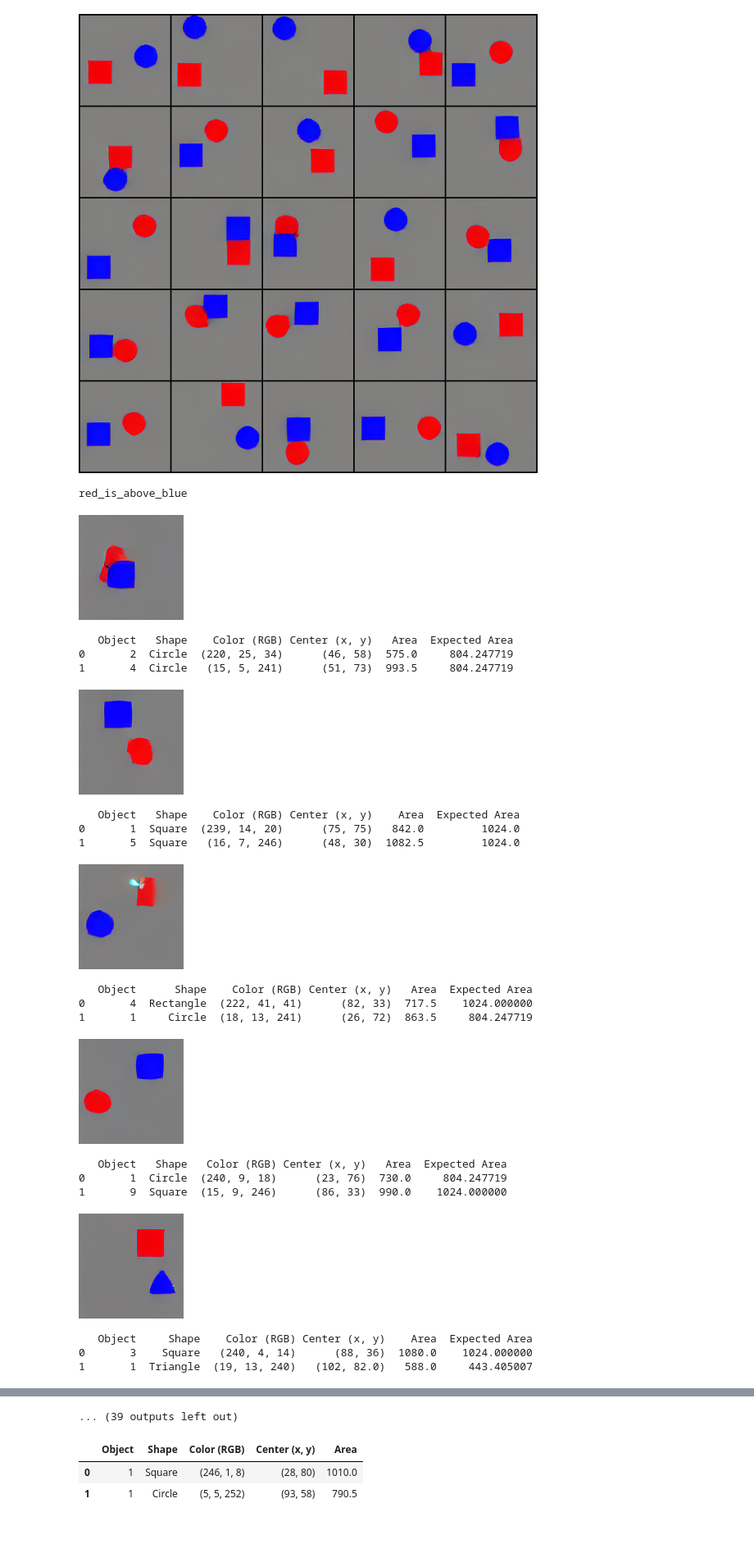
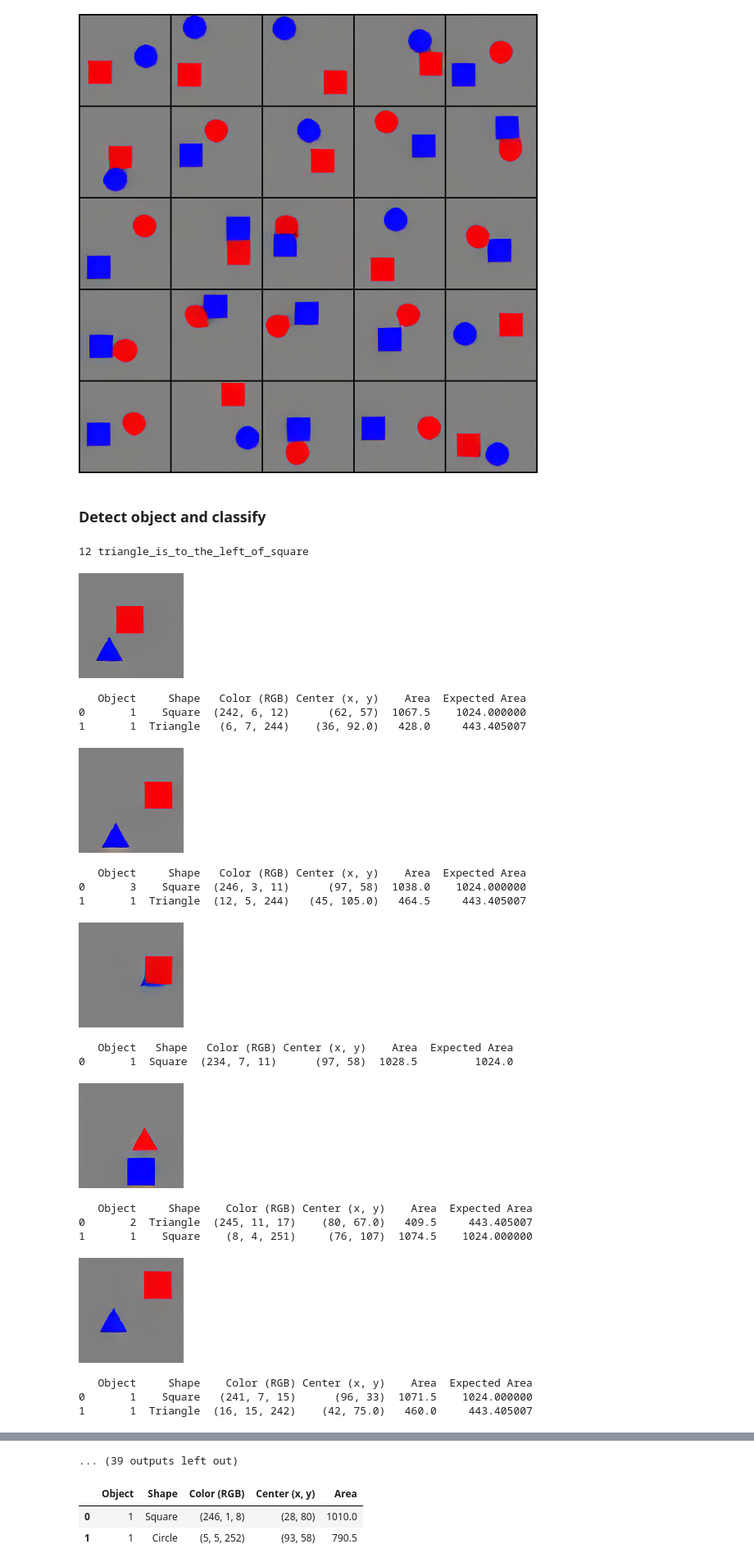
Before and after one commit to Animadversio/DiffusionObjectRelation, a Jupyter notebook: notebooks/objectRel_sample_cv2_eval_dev.ipynb, the cells around one changed output, grey strips where cells are left out. Shown at 82% size. Drawn from its saved outputs; the diff is of its cells as text; code cells hidden in the pictures; blank space fills up the shorter version.

```diff
--- a/notebooks/manual_eval_dev.ipynb
+++ b/notebooks/objectRel_sample_cv2_eval_dev.ipynb
@@ -76,16 +76,19 @@ image = Image.open(image_path)
 image
 # %% [output]
 [figure]
+# %% [markdown]
+### Detect object and classify
 # %%
 def find_classify_objects(image, area_threshold=100, radius=16.0):
     if isinstance(image, Image.Image):
         image = np.array(image)
     # gray_image = cv2.cvtColor(image, cv2.COLOR_BGR2GRAY)
     classified_objects = []
+    # go through each color channel
     for channel in range(3):
         gray_image = image[:,:,channel]
         # Threshold the image to create a binary mask
-        _, binary_mask = cv2.threshold(gray_image, 150, 255, cv2.THRESH_BINARY)
+        _, binary_mask = cv2.threshold(gray_image, 180, 255, cv2.THRESH_BINARY)
         # Find contours of the shapes
         contours, _ = cv2.findContours(binary_mask,
                                     cv2.RETR_EXTERNAL,
@@ -111,6 +114,7 @@ def find_classify_objects(image, area_threshold=100, radius=16.0):
                 expected_area = np.pi * radius ** 2
             else:
                 shape = "Unknown"
+                expected_area = np.nan
             # Calculate the color of the shape by extracting the region
             mask = np.zeros_like(gray_image)
             cv2.drawContours(mask, [contour], -1, 255, -1)
@@ -136,33 +140,32 @@ def find_classify_objects(image, area_threshold=100, radius=16.0):
 # %%
 # image = load_image(step_num, prompt_id)
 # display(image)
-step_num = 2500
-prompt_id = 8
+step_num = 25000
+prompt_id = 12
 subimages = load_image_grid(step_num, prompt_id)
-print(prompt_names[prompt_id])
+print(prompt_id, prompt_names[prompt_id])
 for subimage in subimages:
     display(subimage)
     classified_objects_df = find_classify_objects(subimage)
     print(classified_objects_df)
 # %% [output]
-red_is_above_blue
+12 triangle_is_to_the_left_of_square
-[figure, old version]
+[figure, new version]
-   Object   Shape    Color (RGB) Center (x, y)   Area  Expected Area
-0       2  Circle  (220, 25, 34)      (46, 58)  575.0     804.247719
-1       4  Circle   (15, 5, 241)      (51, 73)  993.5     804.247719
+   Object     Shape   Color (RGB) Center (x, y)    Area  Expected Area
+0       1    Square  (242, 6, 12)      (62, 57)  1067.5    1024.000000
+1       1  Triangle   (6, 7, 244)    (36, 92.0)   428.0     443.405007
-[figure, old version]
+[figure, new version]
-   Object   Shape    Color (RGB) Center (x, y)    Area  Expected Area
-0       1  Square  (239, 14, 20)      (75, 75)   842.0         1024.0
-1       5  Square   (16, 7, 246)      (48, 30)  1082.5         1024.0
+   Object     Shape   Color (RGB) Center (x, y)    Area  Expected Area
+0       3    Square  (246, 3, 11)      (97, 58)  1038.0    1024.000000
+1       1  Triangle  (12, 5, 244)   (45, 105.0)   464.5     443.405007
-[figure, old version]
+[figure, new version]
-   Object      Shape    Color (RGB) Center (x, y)   Area  Expected Area
-0       4  Rectangle  (222, 41, 41)      (82, 33)  717.5    1024.000000
-1       1     Circle  (18, 13, 241)      (26, 72)  863.5     804.247719
+   Object   Shape   Color (RGB) Center (x, y)    Area  Expected Area
+0       1  Square  (234, 7, 11)      (97, 58)  1028.5         1024.0
-[figure, old version]
+[figure, new version]
-   Object   Shape   Color (RGB) Center (x, y)   Area  Expected Area
-0       1  Circle  (240, 9, 18)      (23, 76)  730.0     804.247719
-1       9  Square  (15, 9, 246)      (86, 33)  990.0    1024.000000
+   Object     Shape    Color (RGB) Center (x, y)    Area  Expected Area
+0       2  Triangle  (245, 11, 17)    (80, 67.0)   409.5     443.405007
+1       1    Square    (8, 4, 251)     (76, 107)  1074.5    1024.000000
-[figure, old version]
+[figure, new version]
    Object     Shape    Color (RGB) Center (x, y)    Area  Expected Area
-0       3    Square   (240, 4, 14)      (88, 36)  1080.0    1024.000000
-1       1  Triangle  (19, 13, 240)   (102, 82.0)   588.0     443.405007
+0       1    Square   (241, 7, 15)      (96, 33)  1071.5    1024.000000
+1       1  Triangle  (16, 15, 242)    (42, 75.0)   460.0     443.405007
```
Also changed, not shown: parts of 1 cell of this notebook.
